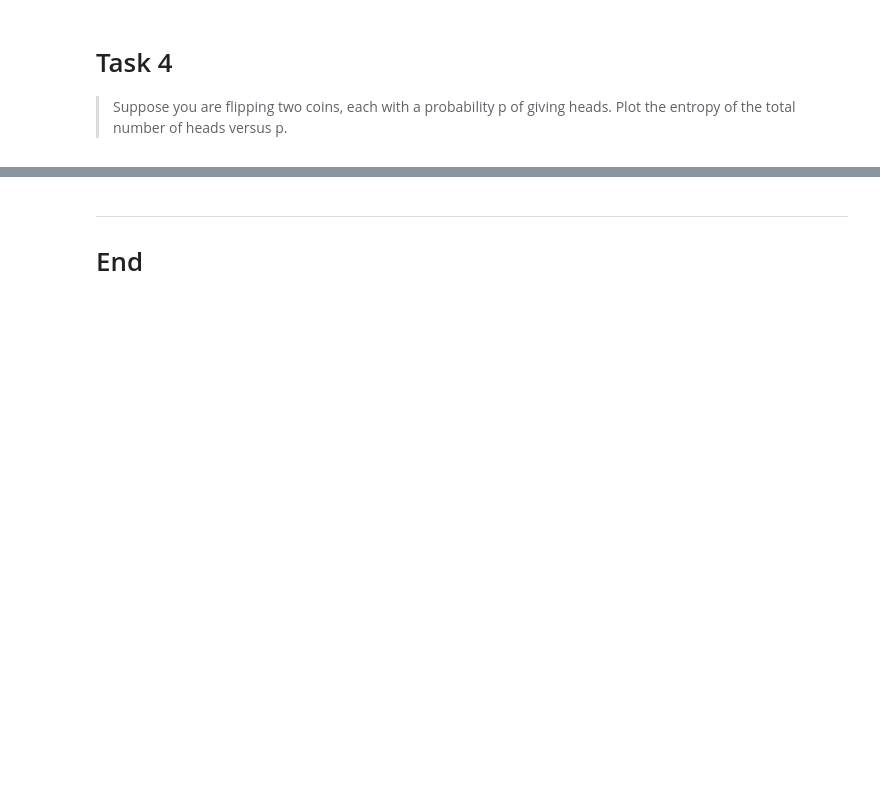
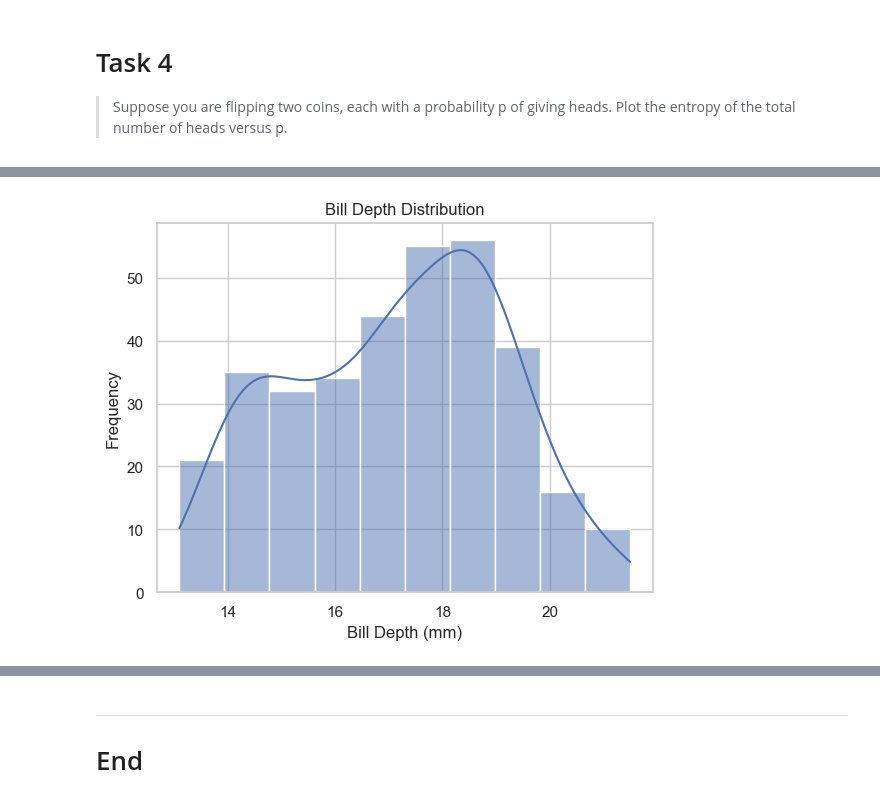
Before and after one commit to frankquinn89/Fundamentals_of_Data_Analysis, a Jupyter notebook: tasks.ipynb, the cells around one changed output, grey strips where cells are left out. Cells and saved outputs as stored; diff of their text form; code cells hidden in the pictures; blank space fills up the shorter version.

```diff
--- a/tasks.ipynb
+++ b/tasks.ipynb
@@ -146,0 +187,9 @@ plt.show()
+# %%
+# Plot for Bill Depth
+sns.histplot(data["bill_depth_mm"], kde=True)
+plt.title("Bill Depth Distribution")
+plt.xlabel("Bill Depth (mm)")
+plt.ylabel("Frequency")
+plt.show()
+# %% [output]
+[figure, added]
```
Also changed, not shown: parts of 9 cells of this notebook, 1 other file.
